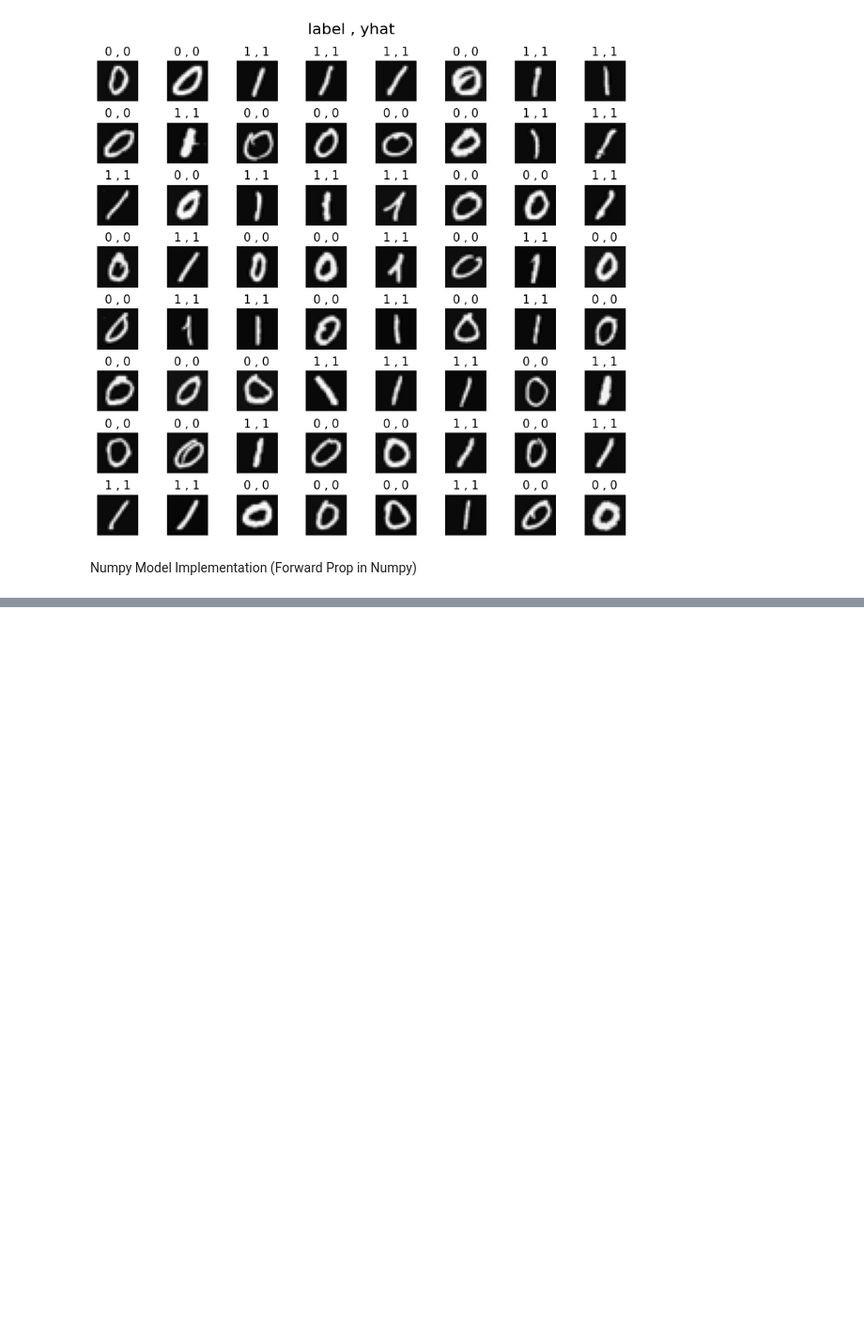
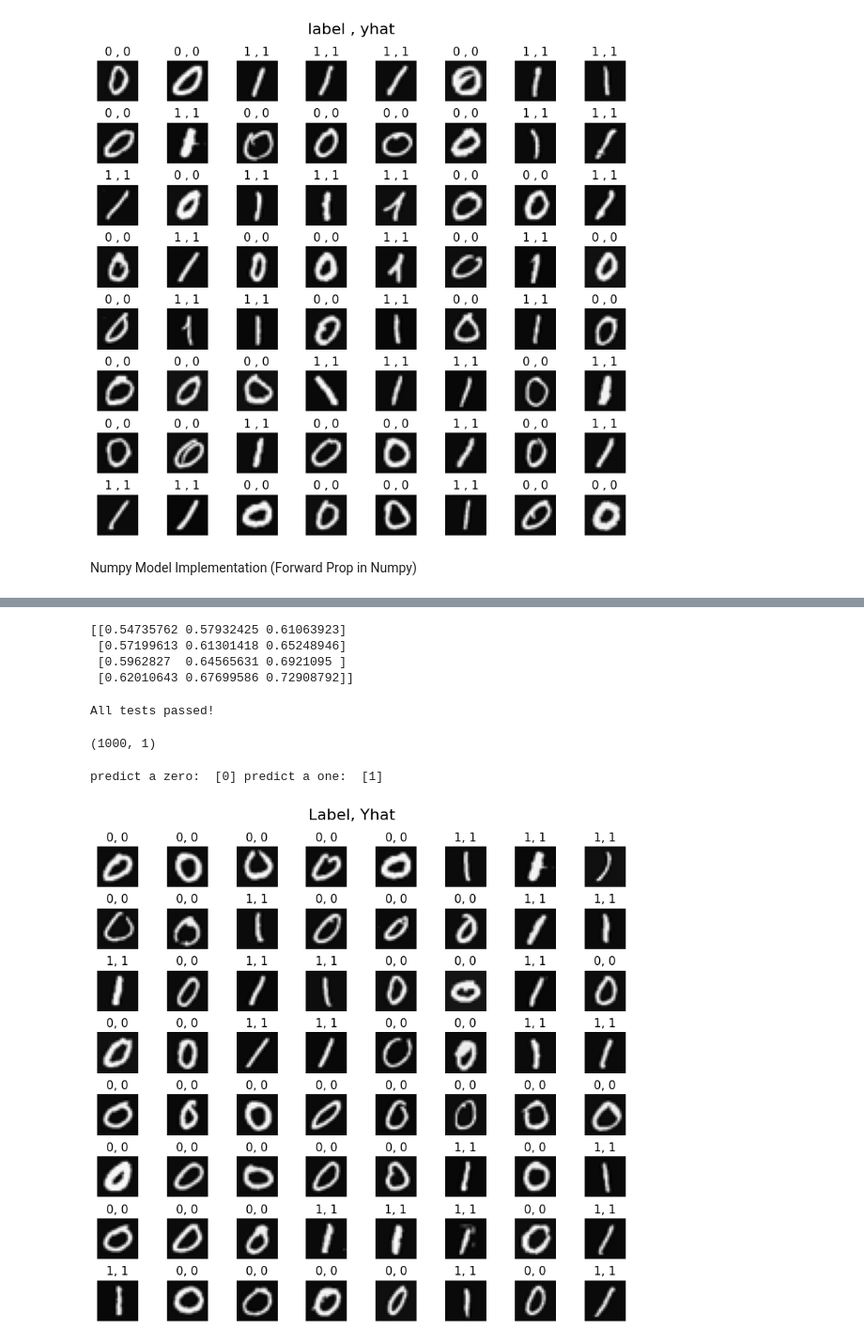
Before and after one commit to Roshanchau/learning_ML, a Jupyter notebook: Advanced_learning_algorithms/4_binary_digit_recognition_NeuNet.ipynb, the cells around one changed output, grey strips where cells are left out. Shown at 94% size. Cells and saved outputs as stored; diff of their text form; code cells hidden in the pictures; blank space fills up the shorter version.

```diff
--- a/Advanced_learning_algorithms/4_binary_digit_recognition_NeuNet.ipynb
+++ b/Advanced_learning_algorithms/4_binary_digit_recognition_NeuNet.ipynb
@@ -254,0 +354,15 @@ NameError: name 'sigmoid' is not defined
+# %%
+X_tst = 0.1*np.arange(1,9,1).reshape(4,2) # (4 examples, 2 features)
+W_tst = 0.1*np.arange(1,7,1).reshape(2,3) # (2 input features, 3 output features)
+b_tst = 0.1*np.arange(1,4,1).reshape(1,3) # (1,3 features)
+A_tst = my_dense_v(X_tst, W_tst, b_tst, sigmoid)
+print(A_tst)
+# %% [output]
+[[0.54735762 0.57932425 0.61063923]
+ [0.57199613 0.61301418 0.65248946]
+ [0.5962827  0.64565631 0.6921095 ]
+ [0.62010643 0.67699586 0.72908792]]
+# %%
+test_c3(my_dense_v)
+# %% [output]
+All tests passed!
@@ -254,0 +379,38 @@ NameError: name 'sigmoid' is not defined
+# %%
+Prediction = my_sequential_v(X, W1_tmp, b1_tmp, W2_tmp, b2_tmp, W3_tmp, b3_tmp )
+Prediction.shape
+# %% [output]
+(1000, 1)
+# %%
+Yhat = (Prediction >= 0.5).astype(int)
+print("predict a zero: ",Yhat[0], "predict a one: ", Yhat[500])
+# %% [output]
+predict a zero:  [0] predict a one:  [1]
+# %%
+import warnings
+warnings.simplefilter(action='ignore', category=FutureWarning)
+# You do not need to modify anything in this cell
+
+m, n = X.shape
+
+fig, axes = plt.subplots(8, 8, figsize=(8, 8))
+fig.tight_layout(pad=0.1, rect=[0, 0.03, 1, 0.92]) #[left, bottom, right, top]
+
+for i, ax in enumerate(axes.flat):
+    # Select random indices
+    random_index = np.random.randint(m)
+
+    # Select rows corresponding to the random indices and
+    # reshape the image
+    X_random_reshaped = X[random_index].reshape((20, 20)).T
+
+    # Display the image
+    ax.imshow(X_random_reshaped, cmap='gray')
+
+    # Display the label above the image
+    ax.set_title(f"{y[random_index,0]}, {Yhat[random_index, 0]}")
+    ax.set_axis_off()
+fig.suptitle("Label, Yhat", fontsize=16)
+plt.show()
+# %% [output]
+[figure, added]
```
Also changed, not shown: parts of 12 cells of this notebook, 6 other files.
